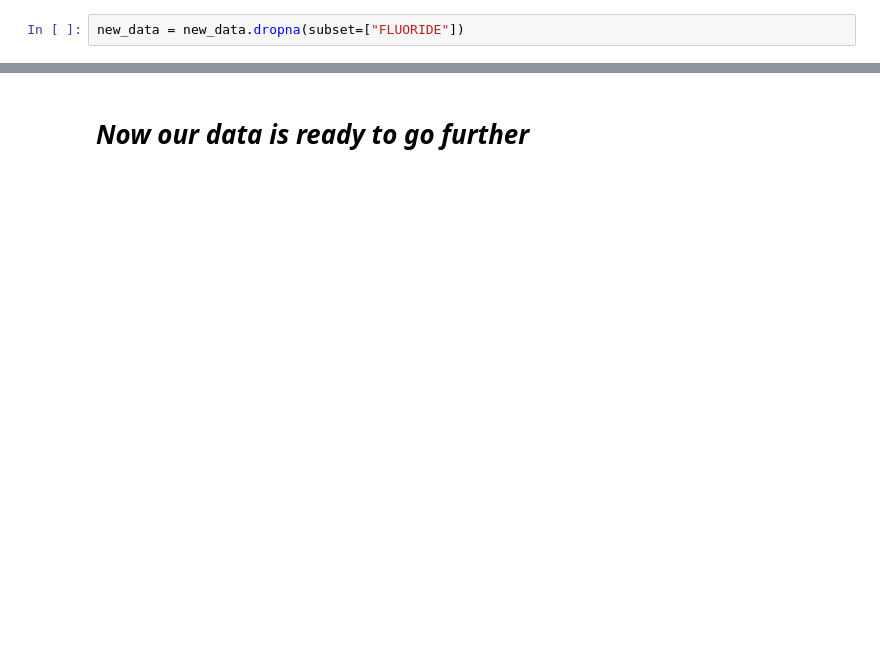
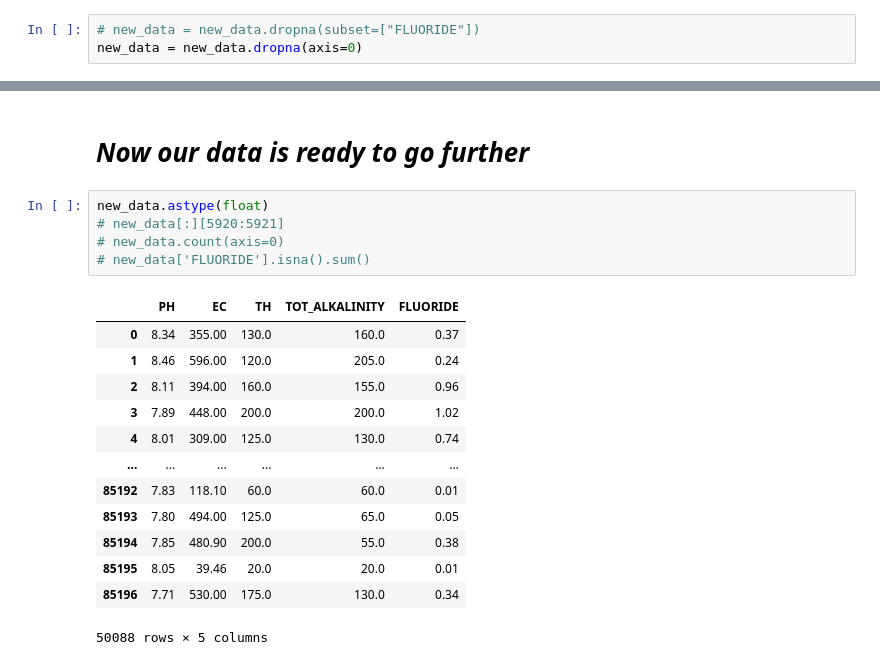
Before and after one commit to Akshay2002Singh/Water-Analysis_Python_ML, a Jupyter notebook: analysis.ipynb, the cells around one changed output, grey strips where cells are left out. Saved outputs shown, nothing was run; the diff lists cells and outputs as text; blank space fills up the shorter version.

```diff
--- a/analysis.ipynb
+++ b/analysis.ipynb
@@ -112,7 +126,8 @@ new_data.shape
 # %% [markdown]
 > Now we will drop rows where Fluoride is Na
 # %%
-new_data = new_data.dropna(subset=["FLUORIDE"])
+# new_data = new_data.dropna(subset=["FLUORIDE"])
+new_data = new_data.dropna(axis=0)
 # %%
 new_data.shape
 # %% [output]
@@ -163,3 +178,22 @@ FLUORIDE          83992
 dtype: int64
 # %% [markdown]
 # ***Now our data is ready to go further***
+# %%
+new_data.astype(float)
+# new_data[:][5920:5921]
+# new_data.count(axis=0)
+# new_data['FLUORIDE'].isna().sum()
+# %% [output]
+|  | PH | EC | TH | TOT_ALKALINITY | FLUORIDE |
+| 0 | 8.34 | 355.00 | 130.0 | 160.0 | 0.37 |
+| 1 | 8.46 | 596.00 | 120.0 | 205.0 | 0.24 |
+| 2 | 8.11 | 394.00 | 160.0 | 155.0 | 0.96 |
+| 3 | 7.89 | 448.00 | 200.0 | 200.0 | 1.02 |
+| 4 | 8.01 | 309.00 | 125.0 | 130.0 | 0.74 |
+| ... | ... | ... | ... | ... | ... |
+| 85192 | 7.83 | 118.10 | 60.0 | 60.0 | 0.01 |
+| 85193 | 7.80 | 494.00 | 125.0 | 65.0 | 0.05 |
+| 85194 | 7.85 | 480.90 | 200.0 | 55.0 | 0.38 |
+| 85195 | 8.05 | 39.46 | 20.0 | 20.0 | 0.01 |
+| 85196 | 7.71 | 530.00 | 175.0 | 130.0 | 0.34 |
+50088 rows × 5 columns
```
Also changed, not shown: parts of 12 cells of this notebook, 3 other files.
